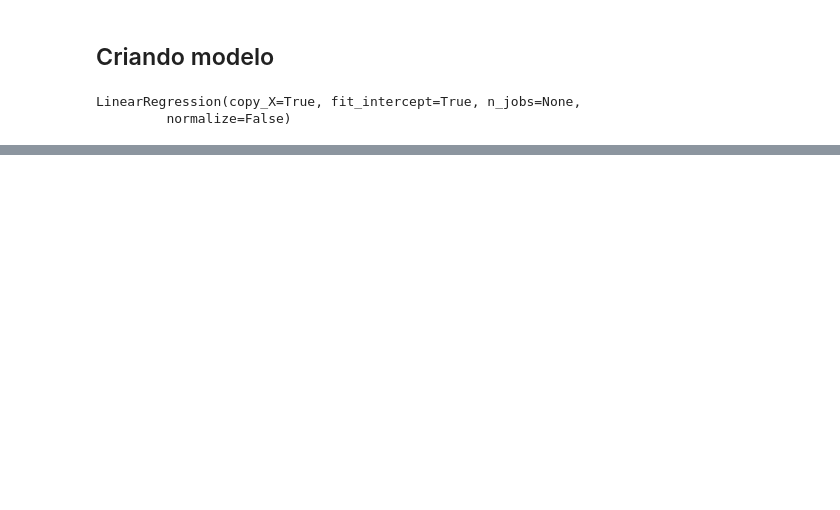
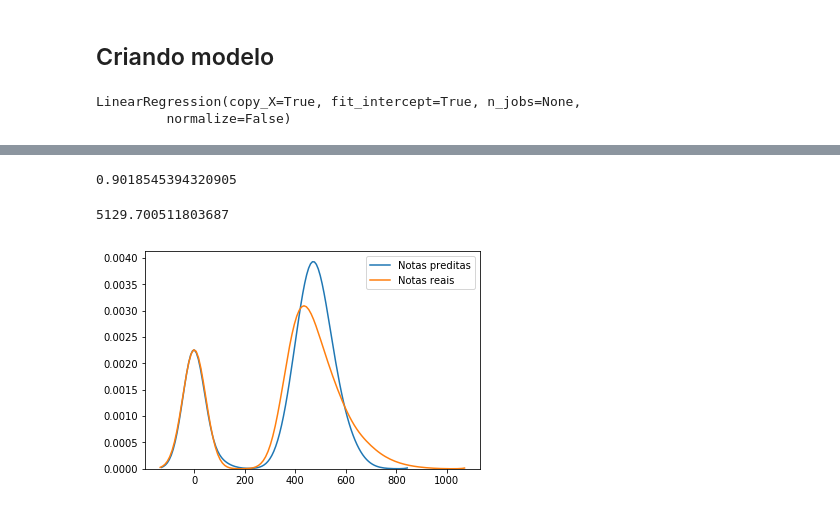
Before and after one commit to lsandrade/codenation-ds, a Jupyter notebook: enem-2/enem_2.ipynb, the cells around one changed output, grey strips where cells are left out. Cells and saved outputs as stored; diff of their text form; code cells hidden in the pictures; blank space fills up the shorter version.

```diff
--- a/enem-2/enem_2.ipynb
+++ b/enem-2/enem_2.ipynb
@@ -146,9 +148,9 @@ NU_NOTA_COMP4      1199
 NU_NOTA_COMP5      1199
 dtype: int64
 # %%
-# substitui notas faltantes pela media
+# substitui notas faltantes por 0
 for nota in notas:
-    train[nota].fillna(train[nota].mean(), inplace = True)
+    train[nota].fillna(0, inplace = True)
 
 train[notas].isna().sum()
 # %% [output]
@@ -205,3 +199,6 @@ modelo.fit(x_train, y_train)
 # %% [output]
 LinearRegression(copy_X=True, fit_intercept=True, n_jobs=None,
          normalize=False)
+# %%
+resultado_modelo = modelo.predict(X_test)
+resultado_modelo
@@ -207,0 +213,16 @@ LinearRegression(copy_X=True, fit_intercept=True, n_jobs=None,
+# %%
+# metrica r2 score
+r2_score(y_test, resultado_modelo)
+# %% [output]
+0.9018545394320905
+# %%
+# metrica mean squared root
+mean_squared_error(y_test, resultado_modelo)
+# %% [output]
+5129.700511803687
+# %%
+sns.distplot(resultado_modelo, label='Notas preditas', hist=False)
+sns.distplot(y_test, label='Notas reais', hist=False)
+plt.show()
+# %% [output]
+[figure, added]
```
Also changed, not shown: parts of 10 cells of this notebook, 3 other files.
